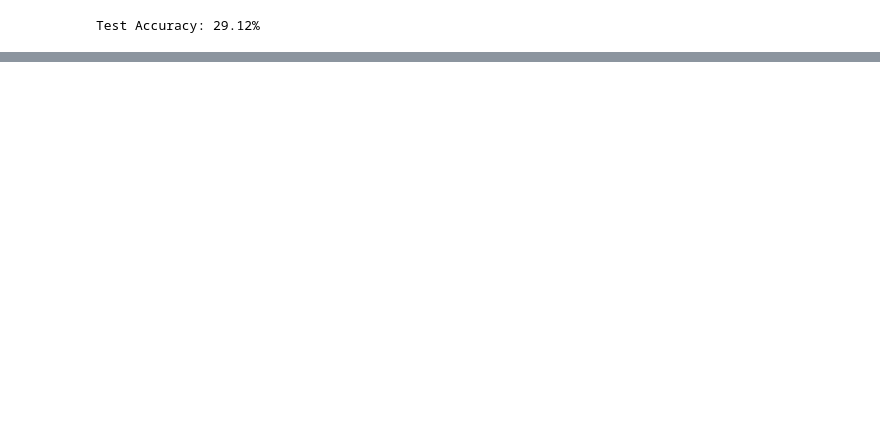
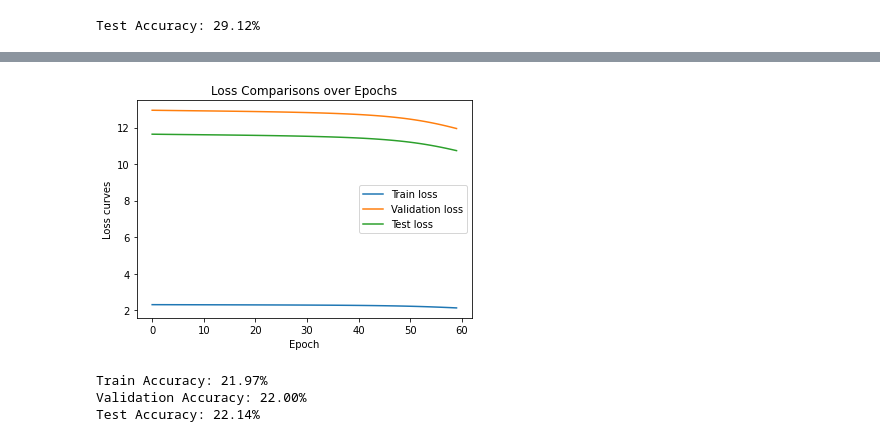
Before and after one commit to Shivansh20128/DL-Assignments, a Jupyter notebook: 2020128-A1/code.ipynb, the cells around one changed output, grey strips where cells are left out. Cells and saved outputs as stored; diff of their text form; code cells hidden in the pictures; blank space fills up the shorter version.

```diff
--- a/2020128-A1/code.ipynb
+++ b/2020128-A1/code.ipynb
@@ -206,0 +260,24 @@ plt.show()
+# %%
+plt.plot(train_losses)
+plt.plot(validation_losses)
+plt.plot(test_losses)
+plt.xlabel('Epoch')
+plt.ylabel('Loss curves')
+plt.legend(["Train loss", "Validation loss", "Test loss"])
+plt.title('Loss Comparisons over Epochs')
+plt.show()
+# %% [output]
+[figure, added]
+# %%
+
+train_accuracy = evaluate(model, custom_dataloader)
+validation_accuracy = evaluate(model, validation_dataloader)
+test_accuracy = evaluate(model, test_dataloader)
+# Print accuracy on the test set
+print(f'Train Accuracy: {train_accuracy * 100:.2f}%')
+print(f'Validation Accuracy: {validation_accuracy * 100:.2f}%')
+print(f'Test Accuracy: {test_accuracy * 100:.2f}%')
+# %% [output]
+Train Accuracy: 21.97%
+Validation Accuracy: 22.00%
+Test Accuracy: 22.14%
```
Also changed, not shown: parts of 9 cells of this notebook.
